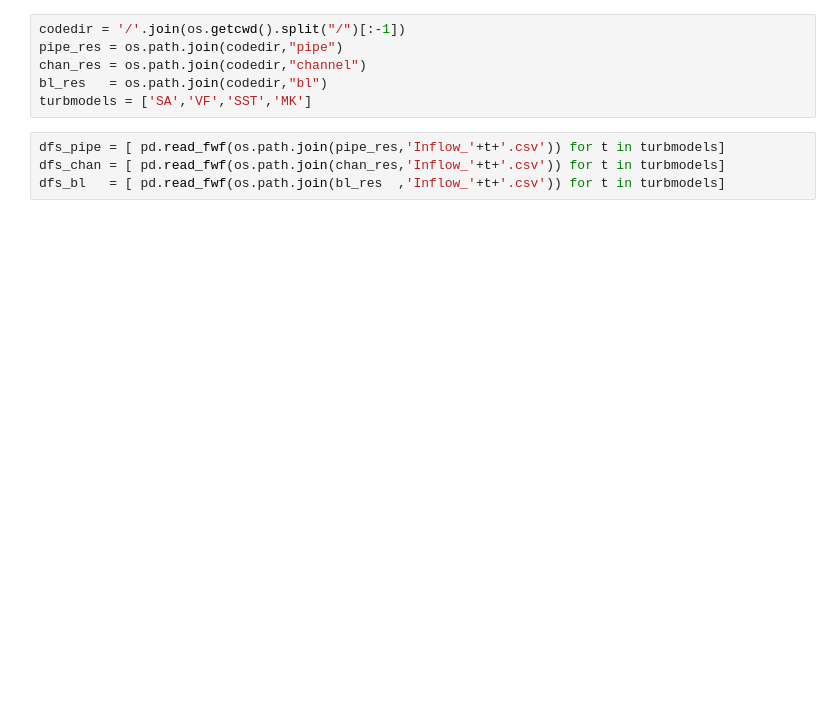
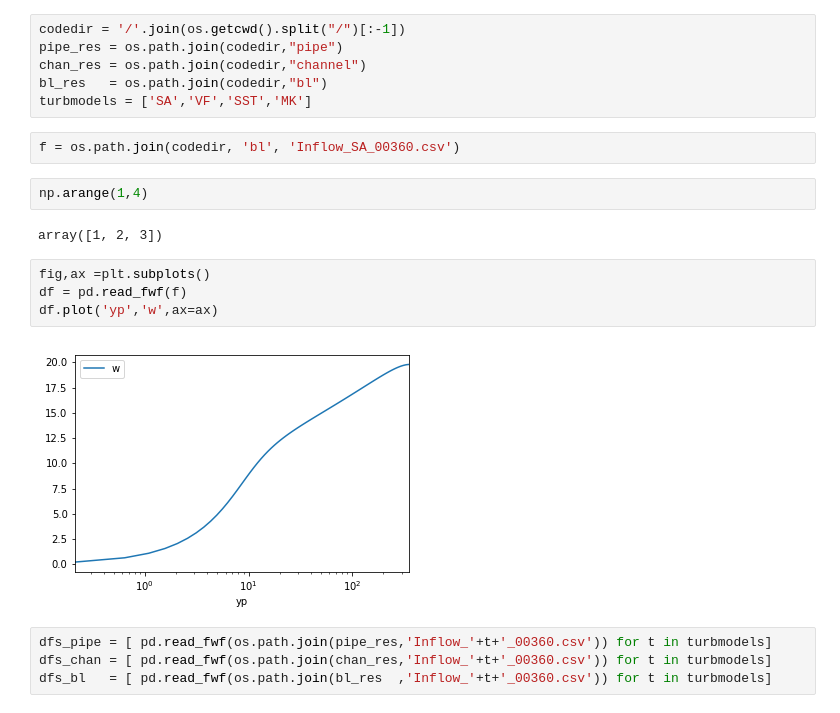
Before and after one commit to Fluid-Dynamics-Of-Energy-Systems-Team/RANS_pipe, a Jupyter notebook: notebooks/Validation.ipynb, the cells around one changed output. Saved outputs shown, nothing was run; the diff lists cells and outputs as text; blank space fills up the shorter version.

```diff
--- a/notebooks/Validation.ipynb
+++ b/notebooks/Validation.ipynb
@@ -9,7 +16,19 @@ pipe_res = os.path.join(codedir,"pipe")
 chan_res = os.path.join(codedir,"channel")
 bl_res   = os.path.join(codedir,"bl")
 turbmodels = ['SA','VF','SST','MK']
+# %%
+f = os.path.join(codedir, 'bl', 'Inflow_SA_00360.csv')
+# %%
+np.arange(1,4)
+# %% [output]
+array([1, 2, 3])
+# %%
+fig,ax =plt.subplots()
+df = pd.read_fwf(f)
+df.plot('yp','w',ax=ax)
+# %% [output]
+[figure, added]
 # %%
-dfs_pipe = [ pd.read_fwf(os.path.join(pipe_res,'Inflow_'+t+'.csv')) for t in turbmodels]
-dfs_chan = [ pd.read_fwf(os.path.join(chan_res,'Inflow_'+t+'.csv')) for t in turbmodels]
-dfs_bl   = [ pd.read_fwf(os.path.join(bl_res  ,'Inflow_'+t+'.csv')) for t in turbmodels]
+dfs_pipe = [ pd.read_fwf(os.path.join(pipe_res,'Inflow_'+t+'_00360.csv')) for t in turbmodels]
+dfs_chan = [ pd.read_fwf(os.path.join(chan_res,'Inflow_'+t+'_00360.csv')) for t in turbmodels]
+dfs_bl   = [ pd.read_fwf(os.path.join(bl_res  ,'Inflow_'+t+'_00360.csv')) for t in turbmodels]
```
Also changed, not shown: parts of 6 cells of this notebook, 21 other files.
